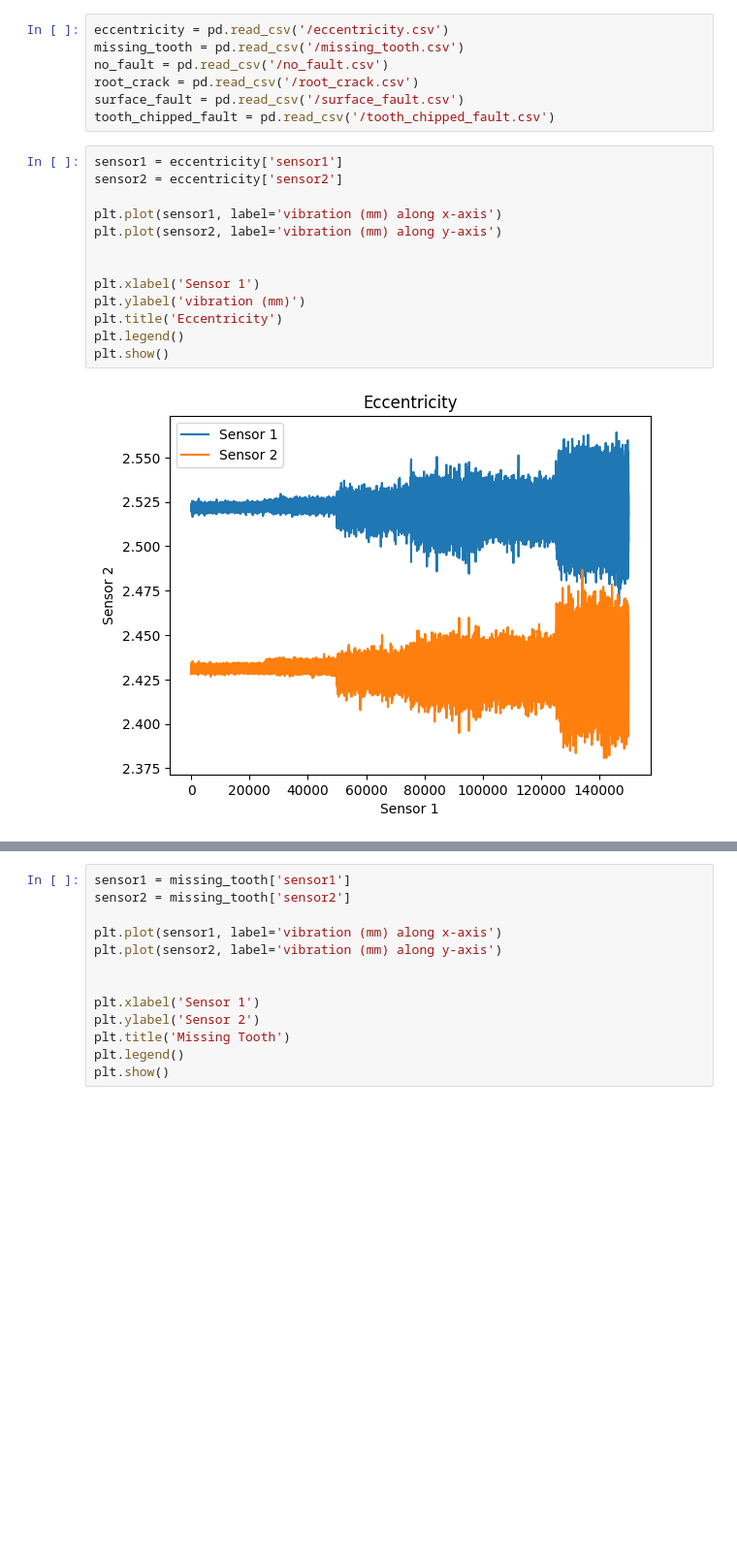
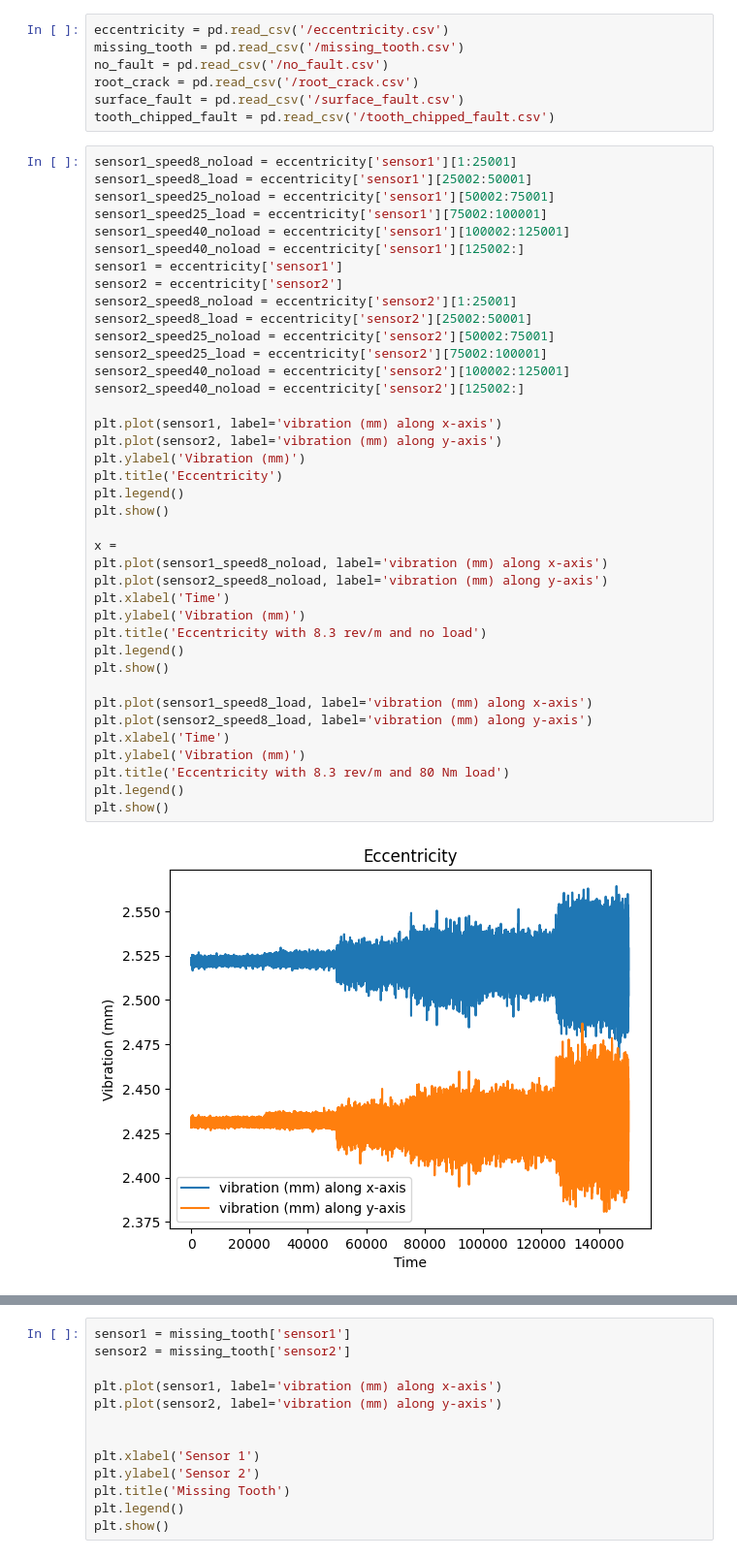
Before and after one commit to justinzhao07/IndustrialAI, a Jupyter notebook: MechanicalGearVibration.ipynb, the cells around one changed output, grey strips where cells are left out. Shown at 97% size. Saved outputs shown, nothing was run; the diff lists cells and outputs as text; blank space fills up the shorter version.

```diff
--- a/MechanicalGearVibration.ipynb
+++ b/MechanicalGearVibration.ipynb
@@ -11,18 +13,44 @@ no_fault = pd.read_csv('/no_fault.csv')
 root_crack = pd.read_csv('/root_crack.csv')
 surface_fault = pd.read_csv('/surface_fault.csv')
 tooth_chipped_fault = pd.read_csv('/tooth_chipped_fault.csv')
-# %%
-sensor1 = eccentricity['sensor1']
-sensor2 = eccentricity['sensor2']
-
-plt.plot(sensor1, label='vibration (mm) along x-axis')
-plt.plot(sensor2, label='vibration (mm) along y-axis')
-
-
-plt.xlabel('Sensor 1')
-plt.ylabel('vibration (mm)')
-plt.title('Eccentricity')
-plt.legend()
-plt.show()
-# %% [output]
-[figure, removed]
+# %%
+sensor1_speed8_noload = eccentricity['sensor1'][1:25001]
+sensor1_speed8_load = eccentricity['sensor1'][25002:50001]
+sensor1_speed25_noload = eccentricity['sensor1'][50002:75001]
+sensor1_speed25_load = eccentricity['sensor1'][75002:100001]
+sensor1_speed40_noload = eccentricity['sensor1'][100002:125001]
+sensor1_speed40_noload = eccentricity['sensor1'][125002:]
+sensor1 = eccentricity['sensor1']
+sensor2 = eccentricity['sensor2']
+sensor2_speed8_noload = eccentricity['sensor2'][1:25001]
+sensor2_speed8_load = eccentricity['sensor2'][25002:50001]
+sensor2_speed25_noload = eccentricity['sensor2'][50002:75001]
+sensor2_speed25_load = eccentricity['sensor2'][75002:100001]
+sensor2_speed40_noload = eccentricity['sensor2'][100002:125001]
+sensor2_speed40_noload = eccentricity['sensor2'][125002:]
+
+plt.plot(sensor1, label='vibration (mm) along x-axis')
+plt.plot(sensor2, label='vibration (mm) along y-axis')
+plt.ylabel('Vibration (mm)')
+plt.title('Eccentricity')
+plt.legend()
+plt.show()
+
+x =
+plt.plot(sensor1_speed8_noload, label='vibration (mm) along x-axis')
+plt.plot(sensor2_speed8_noload, label='vibration (mm) along y-axis')
+plt.xlabel('Time')
+plt.ylabel('Vibration (mm)')
+plt.title('Eccentricity with 8.3 rev/m and no load')
+plt.legend()
+plt.show()
+
+plt.plot(sensor1_speed8_load, label='vibration (mm) along x-axis')
+plt.plot(sensor2_speed8_load, label='vibration (mm) along y-axis')
+plt.xlabel('Time')
+plt.ylabel('Vibration (mm)')
+plt.title('Eccentricity with 8.3 rev/m and 80 Nm load')
+plt.legend()
+plt.show()
+# %% [output]
+[figure, added]
```
Also changed, not shown: parts of 2 cells of this notebook.
